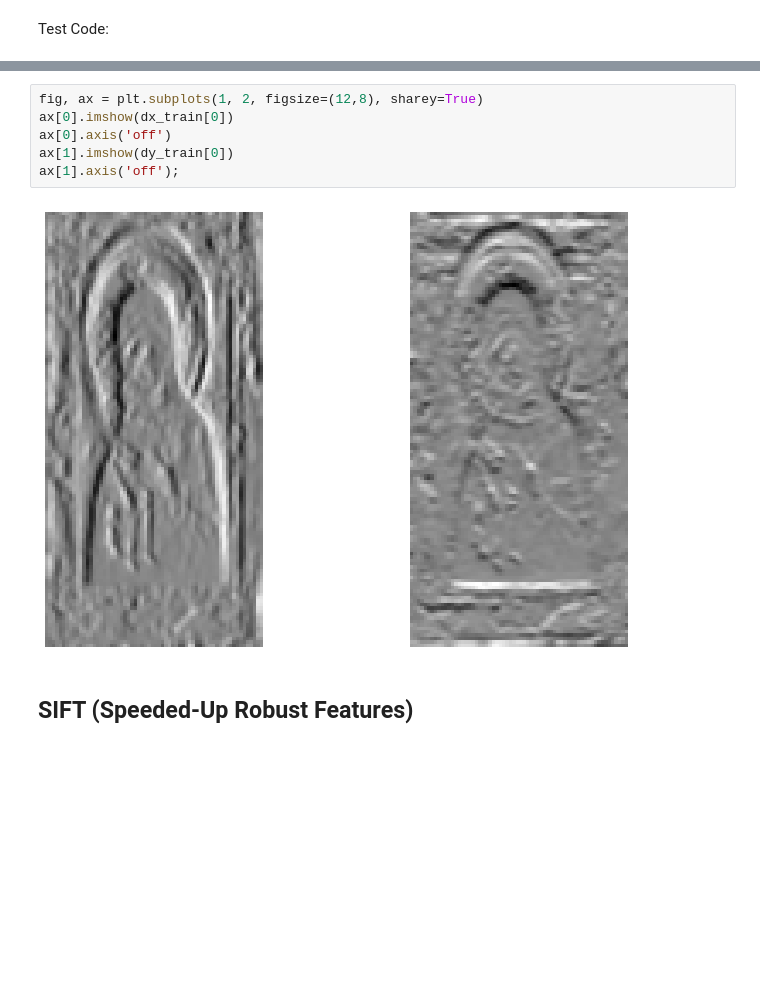
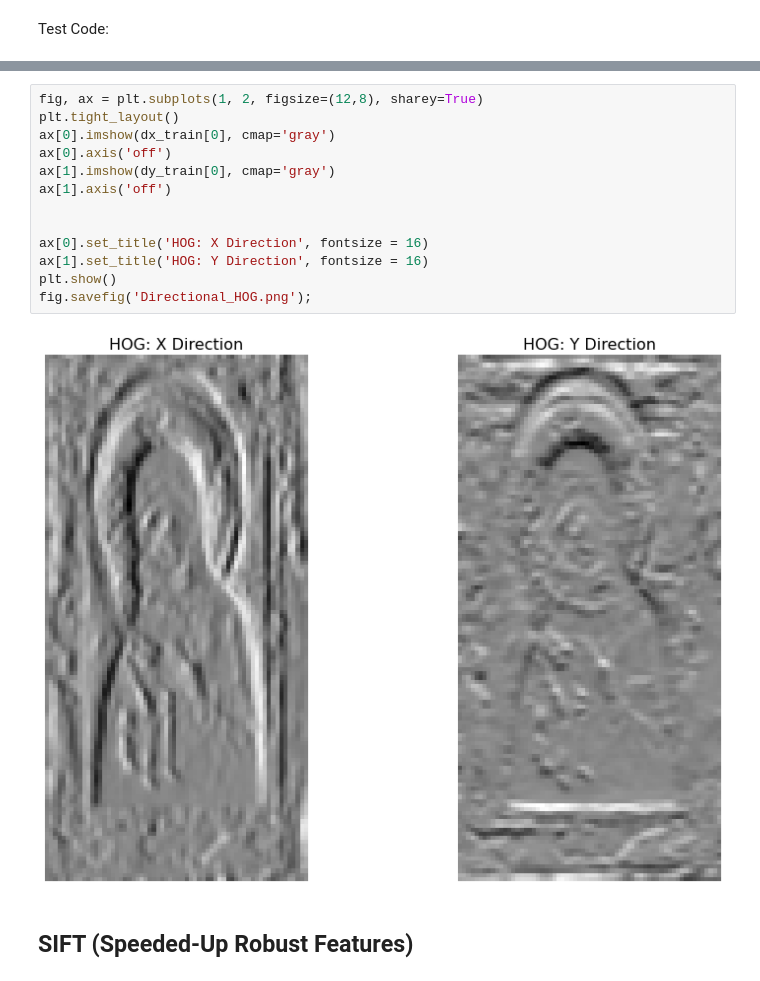
Before and after one commit to tweatherfordk/Painting-Image-Classification-Project, a Jupyter notebook: Feature Engineering.ipynb, the cells around one changed output, grey strips where cells are left out. Saved outputs shown, nothing was run; the diff lists cells and outputs as text; blank space fills up the shorter version.

```diff
--- a/Feature Engineering.ipynb
+++ b/Feature Engineering.ipynb
@@ -275,12 +264,19 @@ plt.imshow(dy_train[0]);
 [figure]
 # %%
 fig, ax = plt.subplots(1, 2, figsize=(12,8), sharey=True)
-ax[0].imshow(dx_train[0])
+plt.tight_layout()
+ax[0].imshow(dx_train[0], cmap='gray')
 ax[0].axis('off')
-ax[1].imshow(dy_train[0])
-ax[1].axis('off');
+ax[1].imshow(dy_train[0], cmap='gray')
+ax[1].axis('off')
+
+
+ax[0].set_title('HOG: X Direction', fontsize = 16)
+ax[1].set_title('HOG: Y Direction', fontsize = 16)
+plt.show()
+fig.savefig('Directional_HOG.png');
 # %% [output]
-[figure, old version]
+[figure, new version]
 # %% [markdown]
 ## SIFT (Speeded-Up Robust Features)
 # %%
```
Also changed, not shown: parts of 33 cells of this notebook, 11 other files.
